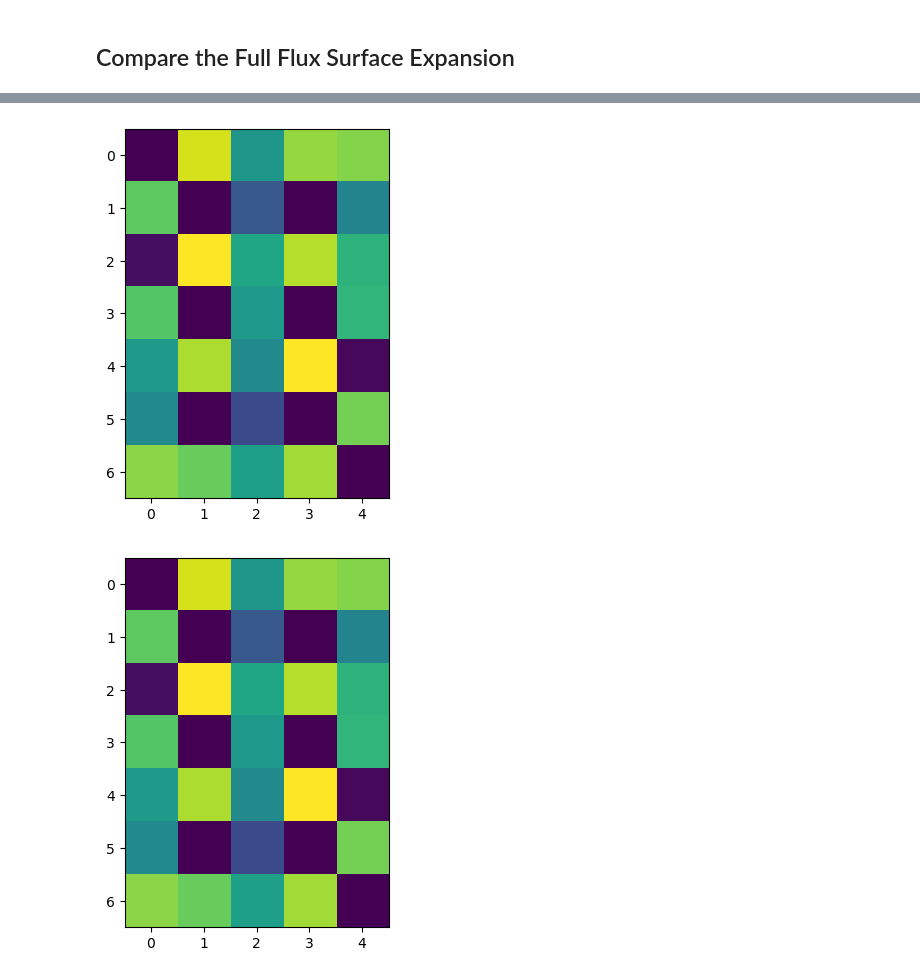
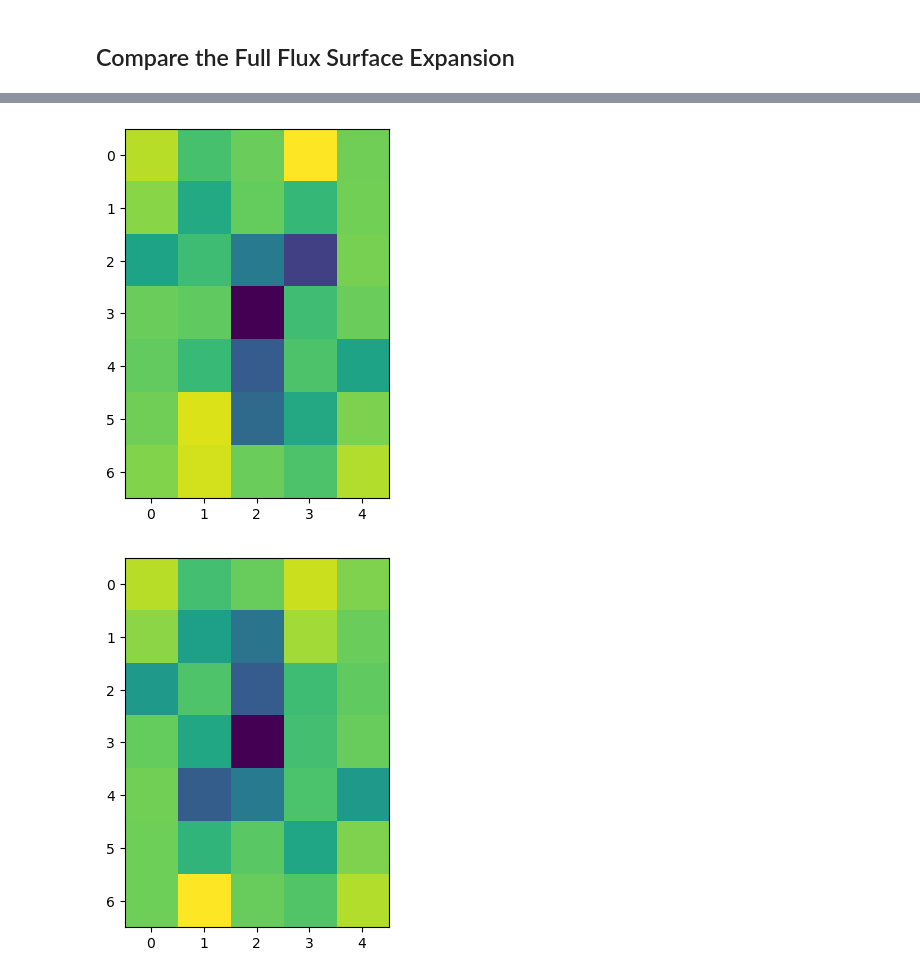
Before and after one commit to mlouis9/pincell_moment_utils, a Jupyter notebook: ml_model/new_equivariant_model.ipynb, the cells around one changed output, grey strips where cells are left out. Drawn from its saved outputs; the diff is of its cells as text; code cells hidden in the pictures.

```diff
--- a/ml_model/new_equivariant_model.ipynb
+++ b/ml_model/new_equivariant_model.ipynb
@@ -797,13 +740,3 @@ plt.show()
-# %%
-mse = nn.MSELoss()
-
-def compute_loss(pred, Y_flux, Y_pow, Y_keff, Y_wts):
-    return (
-        mse(pred['flux'], Y_flux) +
-        mse(pred['pow'], Y_pow) +
-        mse(pred['keff'], Y_keff) +
-        mse(pred['wts'], Y_wts)
-    )
 # %%
 from sklearn.preprocessing import StandardScaler
 from sklearn.model_selection import train_test_split
@@ -1061,9 +1057,11 @@ class ScaledModelWrapper:
 
         Y_keff = out['keff'].view(-1, 1).cpu().numpy()
         out_denorm['keff'] = torch.tensor(
-            self.scalers['Y_keff'].inverse_transform(Y_keff),
+            self.scalers['Y_keff'].inverse_transform(Y_keff)[:, 0],  # ← keep [:,0]
             dtype=torch.float32
-        ).squeeze(1)
+        )
+
+
 
         Y_wts = out['wts'].cpu().numpy()
         out_denorm['wts'] = torch.tensor(
@@ -1083,9 +1081,12 @@ class ScaledModelWrapper:
 # %%
 wrapped_model = ScaledModelWrapper(model, scalers)
 
-test_index = 20
-num_points = 100
-X_flux_sample = X_flux[test_index:test_index+num_points].cpu()
-X_wts_sample  = X_wts[test_index:test_index+num_points].cpu()
+test_index = 0
+num_points = 10
+X_flux_sample = X_flux_train_raw[test_index:test_index+num_points].cpu()
+X_wts_sample  = X_wts_train_raw[test_index:test_index+num_points].cpu()
+Y_flux_sample = Y_flux_train_raw[test_index:test_index+num_points].cpu()
+Y_keff_sample = Y_keff_train_raw[test_index:test_index+num_points].cpu()
+Y_wts_sample = Y_wts_train_raw[test_index:test_index+num_points].cpu()
 
 out = wrapped_model.predict(X_flux_sample, X_wts_sample)
@@ -1230,7 +1206,7 @@ plot_expansion(pred_expansion, 0, 5, 4, 0, 40, 20, incident=False)
 # %%
-out, wts, ppow_out, keff_out = model( X_flux.cpu(), X_wts.cpu() ).values()
-out_rotated, wts_rotated, ppow_out_rotated, keff_out_rotated = model(rotate_180_spatial(X_flux), X_wts).values()
-print(f"Rotation equivariance? {torch.allclose(out, rotate_180_spatial(out_rotated), rtol=1e-1)}")
+flux, ppow_out, keff_out, wts = wrapped_model.predict( X_flux_sample.cpu(), X_wts_sample.cpu() ).values()
+flux_rotated, ppow_out_rotated, keff_out_rotated, wts_rotated = wrapped_model.predict(rotate_180_spatial(X_flux_sample), X_wts_sample).values()
+print(f"Rotation equivariance? {torch.allclose(flux, rotate_180_spatial(flux_rotated), rtol=1e-1)}")
 print(f"Keff invariance? {torch.allclose(keff_out, keff_out_rotated, rtol=1e-1)}")
 # %% [output]
 Rotation equivariance? False
@@ -1258,15 +1219,15 @@ keff_out[:], keff_out_rotated[:]
 # %%
 import matplotlib.pyplot as plt
 
 channel_idx = 0
 surf_idx = 2
 energy_idx = 1
 sample_idx = 4
-plt.imshow(out[sample_idx, surf_idx, channel_idx, :, :, energy_idx].detach().numpy(), cmap='viridis')
+plt.imshow(flux[sample_idx, surf_idx, channel_idx, :, :, energy_idx].detach().numpy(), cmap='viridis')
 plt.show()
 
-plt.imshow(rotate_180_spatial(out_rotated)[sample_idx, surf_idx, channel_idx, :, :, energy_idx].detach().numpy())
+plt.imshow(rotate_180_spatial(flux_rotated)[sample_idx, surf_idx, channel_idx, :, :, energy_idx].detach().numpy())
 plt.show()
 # %% [output]
-[figure, old version]
+[figure, new version]
-[figure, old version]
+[figure, new version]
```
Also changed, not shown: parts of 31 cells of this notebook.
